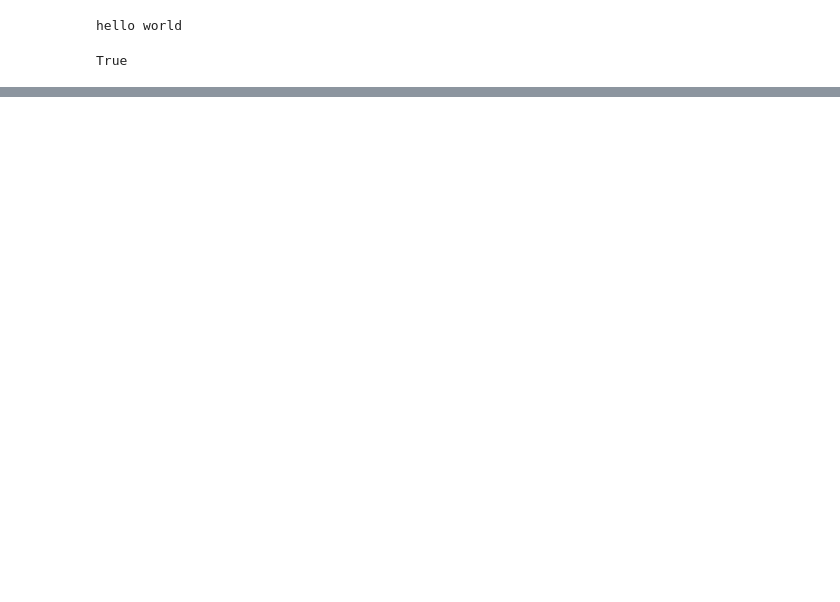
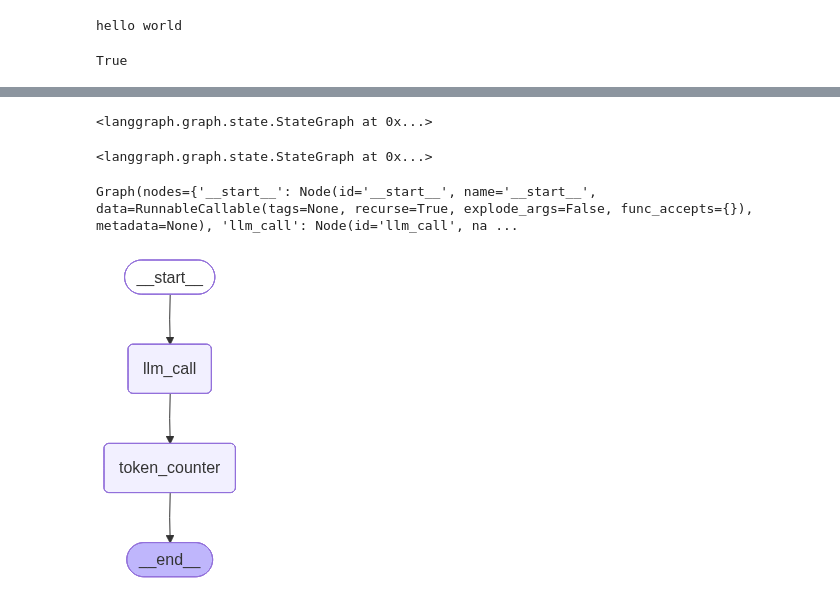
Before and after one commit to prince-pratyush/LangAgents, a Jupyter notebook: test.ipynb, the cells around one changed output, grey strips where cells are left out. Cells and saved outputs as stored; diff of their text form; code cells hidden in the pictures; blank space fills up the shorter version.

Commit message:
created basic workflow using langgraph

```diff
--- a/test.ipynb
+++ b/test.ipynb
@@ -21,0 +66,20 @@ chat_llm.invoke("What is the capital of France?").content
+# %%
+builder = StateGraph(GraphState)
+# %%
+
+builder.add_node("llm_call", llm_call)
+builder.add_node("token_counter", token_counter)
+# %% [output]
+<langgraph.graph.state.StateGraph at 0x...>
+# %%
+builder.set_entry_point("llm_call")
+builder.add_edge("llm_call", "token_counter")
+builder.set_finish_point("token_counter")
+# %% [output]
+<langgraph.graph.state.StateGraph at 0x...>
+# %%
+app = builder.compile()
+# %%
+app.get_graph()
+# %% [output]
+Graph(nodes={'__start__': Node(id='__start__', name='__start__', data=RunnableCallable(tags=None, recurse=True, explode_args=False, func_accepts={}), metadata=None), 'llm_call': Node(id='llm_call', na ...
@@ -21,0 +88,5 @@ chat_llm.invoke("What is the capital of France?").content
+# %%
+
+display(Image(app.get_graph().draw_mermaid_png()))
+# %% [output]
+[figure, added]
```
Also changed, not shown: parts of 15 cells of this notebook.
